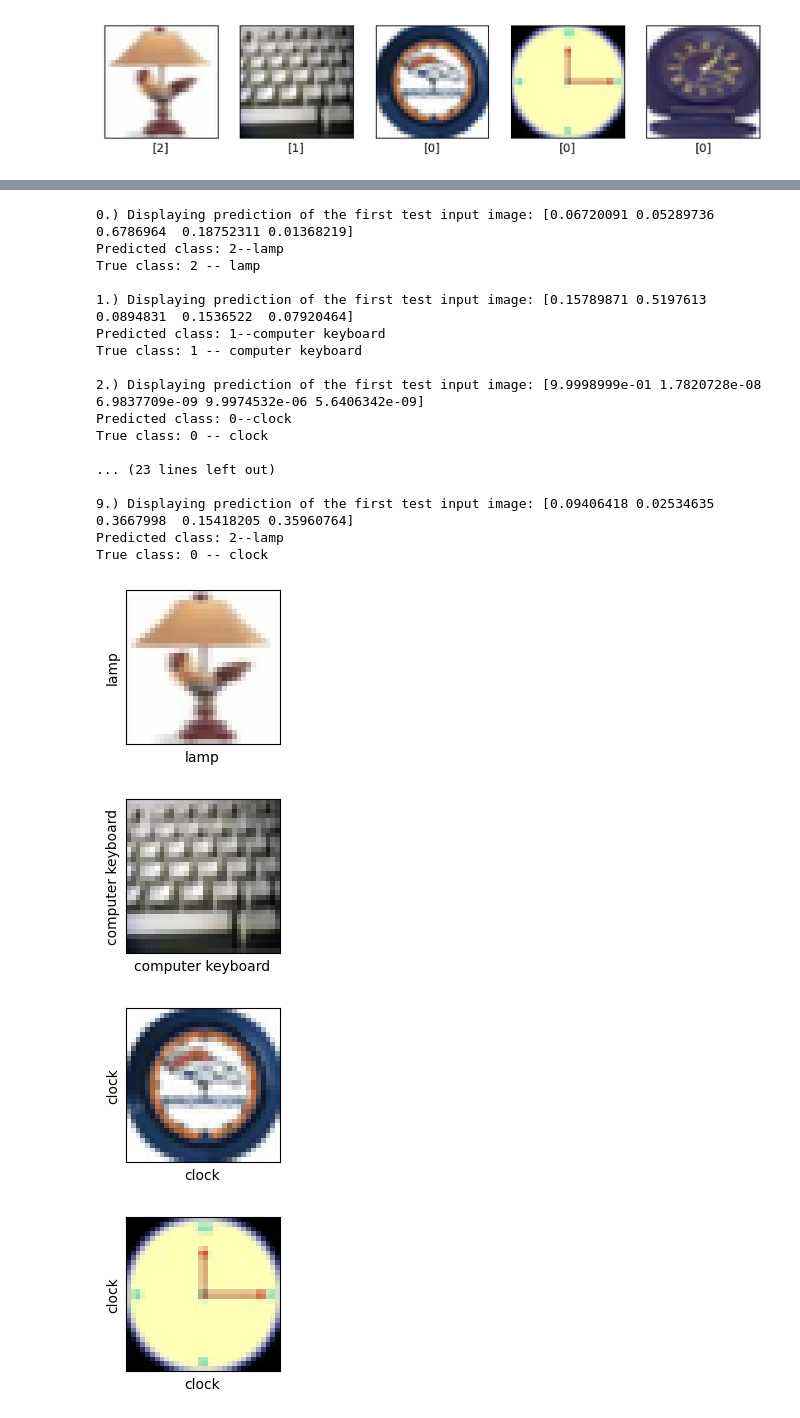
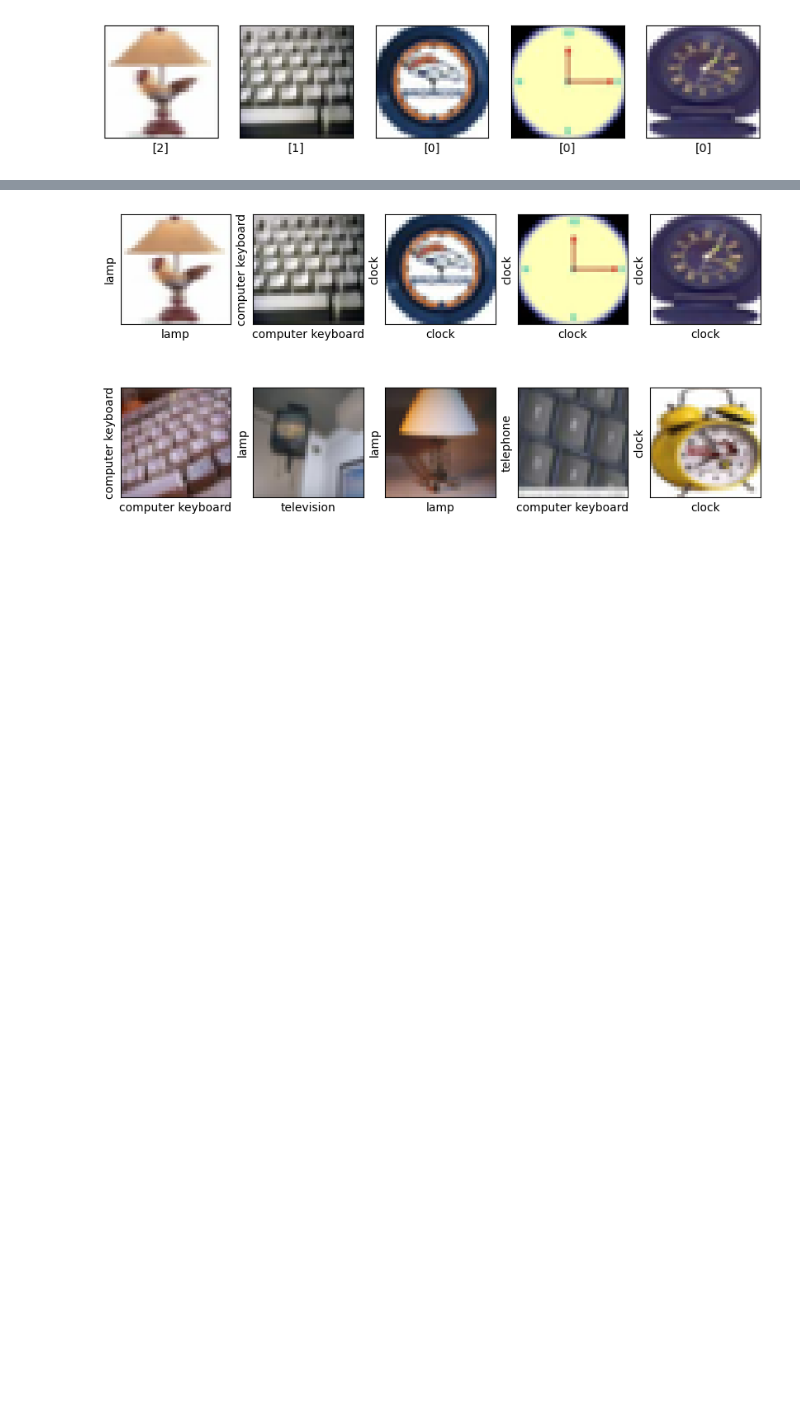
Before and after one commit to Bulalorde/EMERGING-TECH, a Jupyter notebook: group_6.ipynb, the cells around one changed output, grey strips where cells are left out. Drawn from its saved outputs; the diff is of its cells as text; code cells hidden in the pictures; blank space fills up the shorter version.

```diff
--- a/group_6.ipynb
+++ b/group_6.ipynb
@@ -207,41 +247,35 @@ Displaying prediction of the first test input image: [0.06720091 0.05289736 0.67
 Predicted class: 2--lamp
 True class: 2 -- lamp
 # %%
+#for i in range(10):
+    #print(f'\n{i}.) Displaying prediction of the first test input image: {classification[i]}')
+    # get the index of the maximum probability in the classification[0] result
+    #max_prob_idx = np.argmax(classification[i])
+   # print(f'Predicted class: {max_prob_idx}--{str_class[max_prob_idx]}')
+   # idx = test_labels[i]
+    #print(f'True class: {idx[0]} -- {str_class[idx[0]]}')
+    # Plot few samples from images from the TESTING DATASET
+#plt.figure(figsize=(10,2))
+#plt.subplot(1,10,i+1)
+#plt.xticks([])
+#plt.yticks([])
+# plt.grid(False)
+# plt.imshow(test_images[i], cmap=plt.cm.binary)
+# plt.xlabel(str_class[idx[0]])
+# plt.ylabel(str_class[max_prob_idx])
+
+plt.figure(figsize=(10,5))
 for i in range(10):
-    print(f'\n{i}.) Displaying prediction of the first test input image: {classification[i]}')
-    # get the index of the maximum probability in the classification[0] result
-    max_prob_idx = np.argmax(classification[i])
-    print(f'Predicted class: {max_prob_idx}--{str_class[max_prob_idx]}')
-    idx = test_labels[i]
-    print(f'True class: {idx[0]} -- {str_class[idx[0]]}')
-    # Plot few samples from images from the TESTING DATASET
-    plt.figure(figsize=(10,2))
-    # plt.subplot(1,10,i+1)
-    plt.xticks([])
-    plt.yticks([])
-    plt.grid(False)
-    plt.imshow(test_images[i], cmap=plt.cm.binary)
-    plt.xlabel(str_class[idx[0]])
-    plt.ylabel(str_class[max_prob_idx])
+  max_prob_idx = np.argmax(classification[i])
+  idx = test_labels[i]
+  plt.subplot(2,5,i+1)
+  plt.xticks([])
+  plt.yticks([])
+  plt.grid(False)
+  #plt.imshow(test_images[i], cmap=plt.cm.binary)
+  #plt.xlabel(test_labels[i])
+  plt.imshow(test_images[i], cmap=plt.cm.binary)
+  plt.xlabel(str_class[idx[0]])
+  plt.ylabel(str_class[max_prob_idx])
 # %% [output]
-0.) Displaying prediction of the first test input image: [0.06720091 0.05289736 0.6786964  0.18752311 0.01368219]
-Predicted class: 2--lamp
-True class: 2 -- lamp
-
-1.) Displaying prediction of the first test input image: [0.15789871 0.5197613  0.0894831  0.1536522  0.07920464]
-Predicted class: 1--computer keyboard
-True class: 1 -- computer keyboard
-
-2.) Displaying prediction of the first test input image: [9.9998999e-01 1.7820728e-08 6.9837709e-09 9.9974532e-06 5.6406342e-09]
-Predicted class: 0--clock
-True class: 0 -- clock
-
-... (23 lines left out)
-
-9.) Displaying prediction of the first test input image: [0.09406418 0.02534635 0.3667998  0.15418205 0.35960764]
-Predicted class: 2--lamp
-True class: 0 -- clock
-[figure, old version]
+[figure, new version]
-[figure, removed]
-[figure, removed]
-[figure, removed]
```
Also changed, not shown: parts of 4 cells of this notebook.
